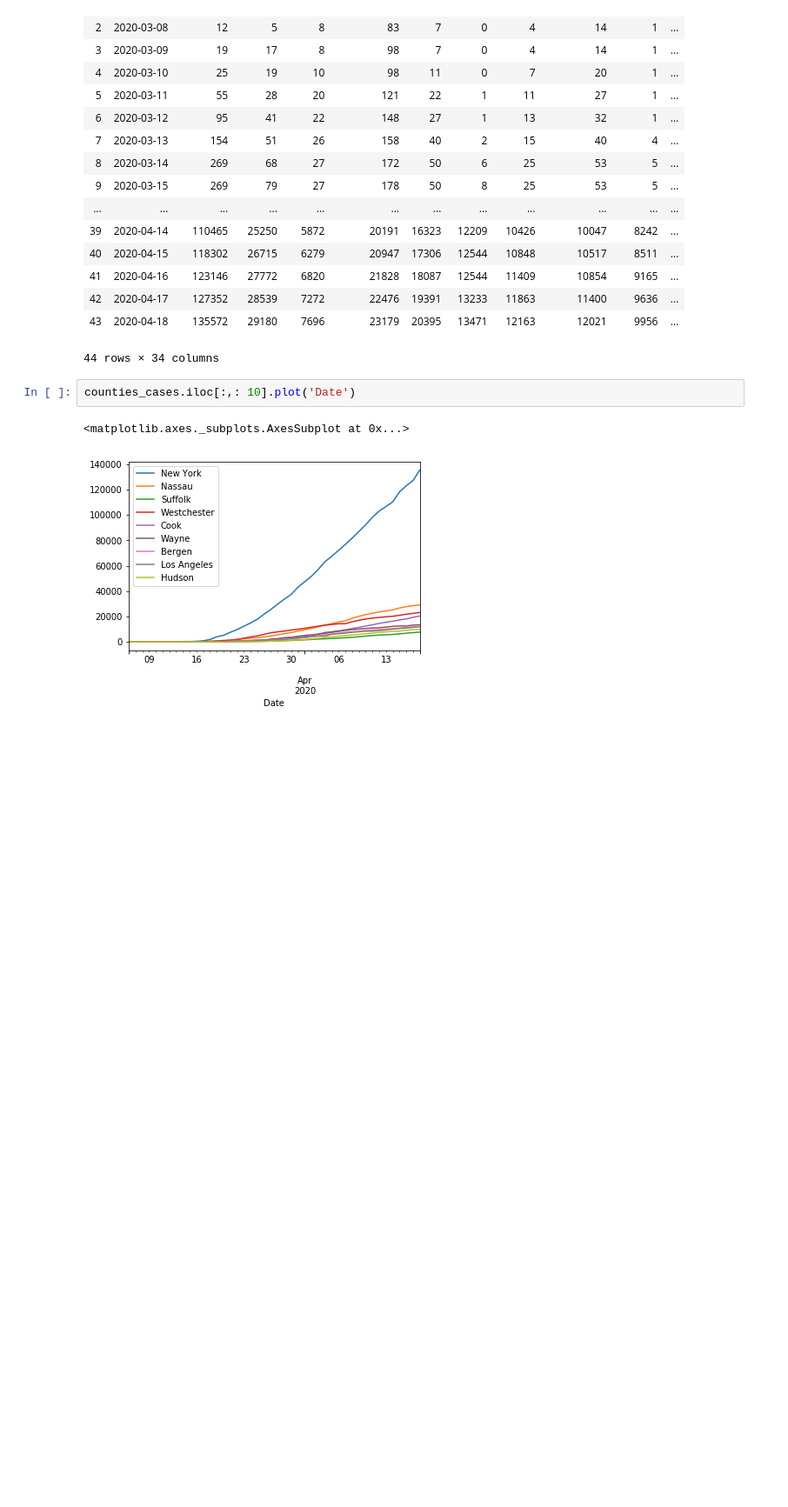
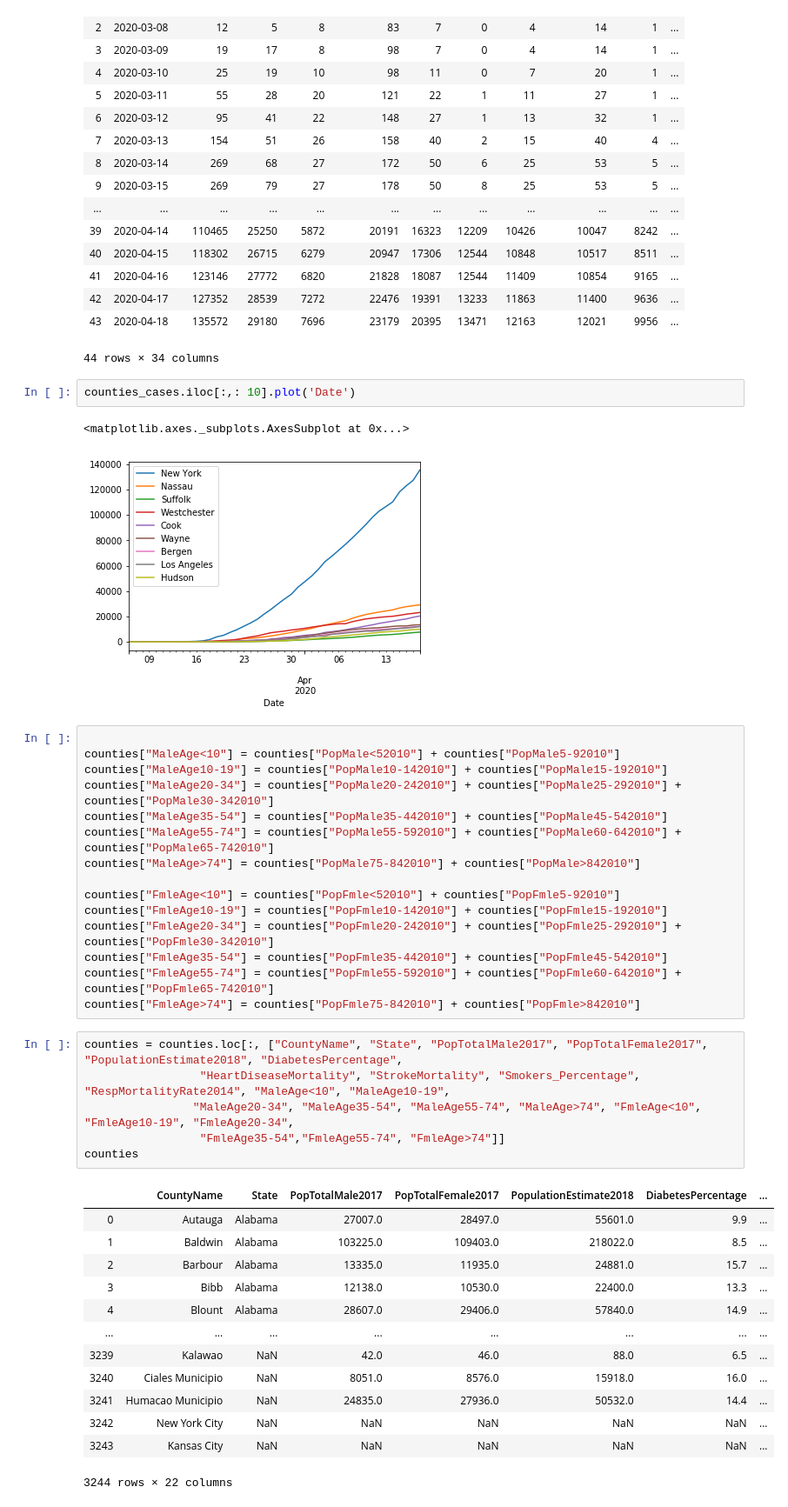
Before and after one commit to ChenFengTsai/COVID-19, a Jupyter notebook: COVID-19.ipynb, the cells around one changed output. Shown: that part at 87% size. Cells and saved outputs as stored; diff of their text form; blank space fills up the shorter version.

```diff
--- a/COVID-19.ipynb
+++ b/COVID-19.ipynb
@@ -156,3 +141,38 @@ counties_cases.iloc[:,: 10].plot('Date')
 # %% [output]
 <matplotlib.axes._subplots.AxesSubplot at 0x...>
 [figure]
+# %%
+
+counties["MaleAge<10"] = counties["PopMale<52010"] + counties["PopMale5-92010"]
+counties["MaleAge10-19"] = counties["PopMale10-142010"] + counties["PopMale15-192010"]
+counties["MaleAge20-34"] = counties["PopMale20-242010"] + counties["PopMale25-292010"] + counties["PopMale30-342010"]
+counties["MaleAge35-54"] = counties["PopMale35-442010"] + counties["PopMale45-542010"]
+counties["MaleAge55-74"] = counties["PopMale55-592010"] + counties["PopMale60-642010"] + counties["PopMale65-742010"]
+counties["MaleAge>74"] = counties["PopMale75-842010"] + counties["PopMale>842010"]
+
+counties["FmleAge<10"] = counties["PopFmle<52010"] + counties["PopFmle5-92010"]
+counties["FmleAge10-19"] = counties["PopFmle10-142010"] + counties["PopFmle15-192010"]
+counties["FmleAge20-34"] = counties["PopFmle20-242010"] + counties["PopFmle25-292010"] + counties["PopFmle30-342010"]
+counties["FmleAge35-54"] = counties["PopFmle35-442010"] + counties["PopFmle45-542010"]
+counties["FmleAge55-74"] = counties["PopFmle55-592010"] + counties["PopFmle60-642010"] + counties["PopFmle65-742010"]
+counties["FmleAge>74"] = counties["PopFmle75-842010"] + counties["PopFmle>842010"]
+# %%
+counties = counties.loc[:, ["CountyName", "State", "PopTotalMale2017", "PopTotalFemale2017", "PopulationEstimate2018", "DiabetesPercentage",
+                 "HeartDiseaseMortality", "StrokeMortality", "Smokers_Percentage", "RespMortalityRate2014", "MaleAge<10", "MaleAge10-19",
+                "MaleAge20-34", "MaleAge35-54", "MaleAge55-74", "MaleAge>74", "FmleAge<10", "FmleAge10-19", "FmleAge20-34",
+                 "FmleAge35-54","FmleAge55-74", "FmleAge>74"]]
+counties
+# %% [output]
+|  | CountyName | State | PopTotalMale2017 | PopTotalFemale2017 | PopulationEstimate2018 | DiabetesPercentage | ... |
+| 0 | Autauga | Alabama | 27007.0 | 28497.0 | 55601.0 | 9.9 | ... |
+| 1 | Baldwin | Alabama | 103225.0 | 109403.0 | 218022.0 | 8.5 | ... |
+| 2 | Barbour | Alabama | 13335.0 | 11935.0 | 24881.0 | 15.7 | ... |
+| 3 | Bibb | Alabama | 12138.0 | 10530.0 | 22400.0 | 13.3 | ... |
+| 4 | Blount | Alabama | 28607.0 | 29406.0 | 57840.0 | 14.9 | ... |
+| ... | ... | ... | ... | ... | ... | ... | ... |
+| 3239 | Kalawao | NaN | 42.0 | 46.0 | 88.0 | 6.5 | ... |
+| 3240 | Ciales Municipio | NaN | 8051.0 | 8576.0 | 15918.0 | 16.0 | ... |
+| 3241 | Humacao Municipio | NaN | 24835.0 | 27936.0 | 50532.0 | 14.4 | ... |
+| 3242 | New York City | NaN | NaN | NaN | NaN | NaN | ... |
+| 3243 | Kansas City | NaN | NaN | NaN | NaN | NaN | ... |
+3244 rows × 22 columns
```
Also changed, not shown: parts of 16 cells of this notebook.
